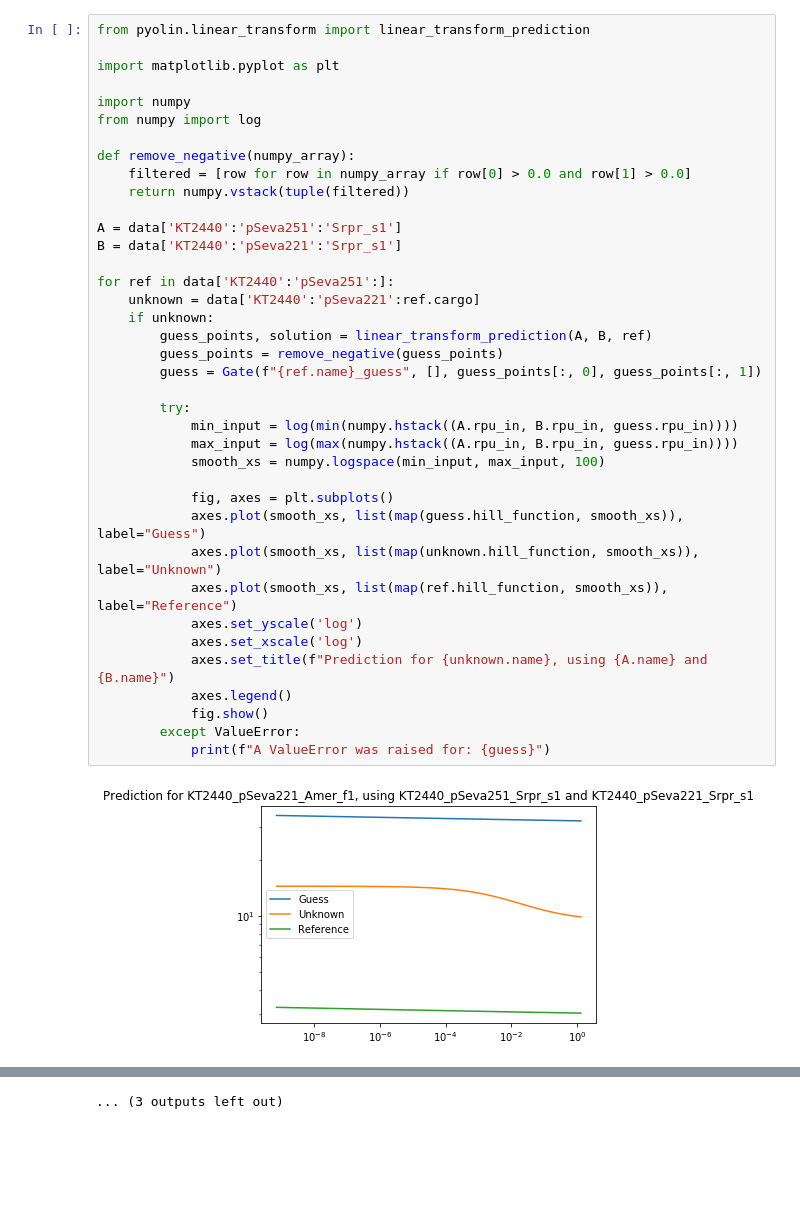
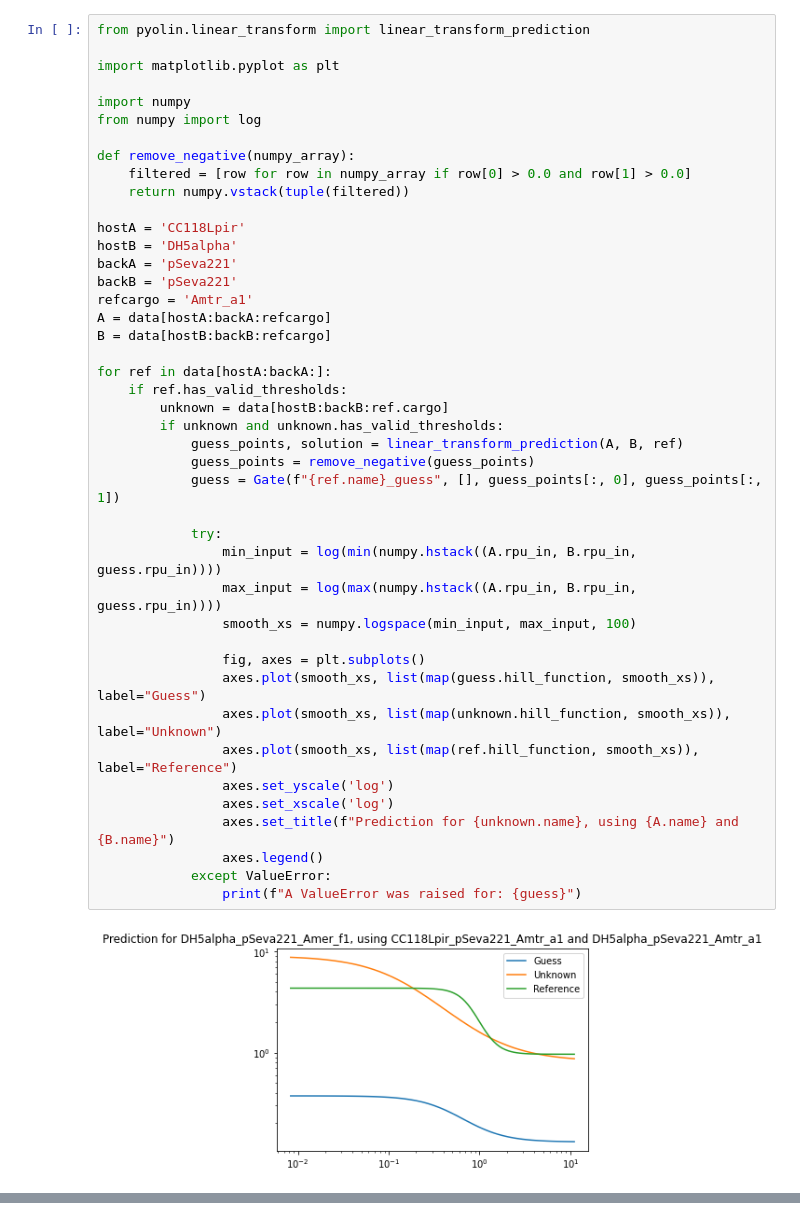
Before and after one commit to lgrozinger/pyolin, a Jupyter notebook: notebooks/Prediction.ipynb, the cells around one changed output, grey strips where cells are left out. Drawn from its saved outputs; the diff is of its cells as text; blank space fills up the shorter version.

Commit message:
Alpha paper release state.

```diff
--- a/notebooks/Prediction.ipynb
+++ b/notebooks/Prediction.ipynb
@@ -18,40 +16,45 @@ data = GateData(raw)
 # %%
 from pyolin.linear_transform import linear_transform_prediction
 
 import matplotlib.pyplot as plt
 
 import numpy
 from numpy import log
 
 def remove_negative(numpy_array):
     filtered = [row for row in numpy_array if row[0] > 0.0 and row[1] > 0.0]
     return numpy.vstack(tuple(filtered))
 
-A = data['KT2440':'pSeva251':'Srpr_s1']
-B = data['KT2440':'pSeva221':'Srpr_s1']
+hostA = 'CC118Lpir'
+hostB = 'DH5alpha'
+backA = 'pSeva221'
+backB = 'pSeva221'
+refcargo = 'Amtr_a1'
+A = data[hostA:backA:refcargo]
+B = data[hostB:backB:refcargo]
 
-for ref in data['KT2440':'pSeva251':]:
-    unknown = data['KT2440':'pSeva221':ref.cargo]
-    if unknown:
-        guess_points, solution = linear_transform_prediction(A, B, ref)
-        guess_points = remove_negative(guess_points)
-        guess = Gate(f"{ref.name}_guess", [], guess_points[:, 0], guess_points[:, 1])
+for ref in data[hostA:backA:]:
+    if ref.has_valid_thresholds:
+        unknown = data[hostB:backB:ref.cargo]
+        if unknown and unknown.has_valid_thresholds:
+            guess_points, solution = linear_transform_prediction(A, B, ref)
+            guess_points = remove_negative(guess_points)
+            guess = Gate(f"{ref.name}_guess", [], guess_points[:, 0], guess_points[:, 1])
 
-        try:
-            min_input = log(min(numpy.hstack((A.rpu_in, B.rpu_in, guess.rpu_in))))
-            max_input = log(max(numpy.hstack((A.rpu_in, B.rpu_in, guess.rpu_in))))
-            smooth_xs = numpy.logspace(min_input, max_input, 100)
+            try:
+                min_input = log(min(numpy.hstack((A.rpu_in, B.rpu_in, guess.rpu_in))))
+                max_input = log(max(numpy.hstack((A.rpu_in, B.rpu_in, guess.rpu_in))))
+                smooth_xs = numpy.logspace(min_input, max_input, 100)
 
-            fig, axes = plt.subplots()
-            axes.plot(smooth_xs, list(map(guess.hill_function, smooth_xs)), label="Guess")
-            axes.plot(smooth_xs, list(map(unknown.hill_function, smooth_xs)), label="Unknown")
-            axes.plot(smooth_xs, list(map(ref.hill_function, smooth_xs)), label="Reference")
-            axes.set_yscale('log')
-            axes.set_xscale('log')
-            axes.set_title(f"Prediction for {unknown.name}, using {A.name} and {B.name}")
-            axes.legend()
-            fig.show()
-        except ValueError:
-            print(f"A ValueError was raised for: {guess}")
+                fig, axes = plt.subplots()
+                axes.plot(smooth_xs, list(map(guess.hill_function, smooth_xs)), label="Guess")
+                axes.plot(smooth_xs, list(map(unknown.hill_function, smooth_xs)), label="Unknown")
+                axes.plot(smooth_xs, list(map(ref.hill_function, smooth_xs)), label="Reference")
+                axes.set_yscale('log')
+                axes.set_xscale('log')
+                axes.set_title(f"Prediction for {unknown.name}, using {A.name} and {B.name}")
+                axes.legend()
+            except ValueError:
+                print(f"A ValueError was raised for: {guess}")
 # %% [output]
-[figure, old version]
+[figure, new version]
@@ -69,4 +69,3 @@ for ref in data['KT2440':'pSeva251':]:
-... (3 outputs left out)
 # %%
 from pyolin.linear_transform import optim_matrix
 
```
Also changed, not shown: parts of 4 cells of this notebook, 24 other files.
